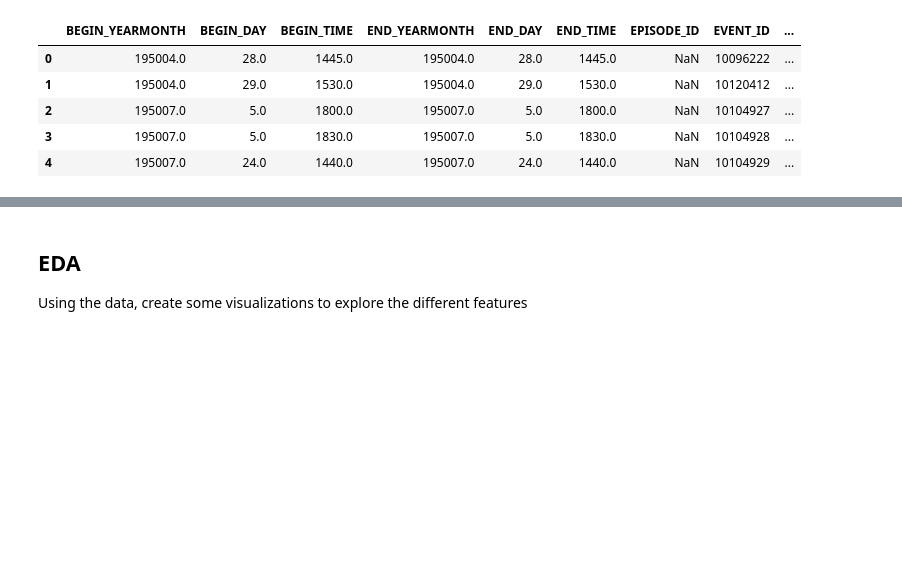
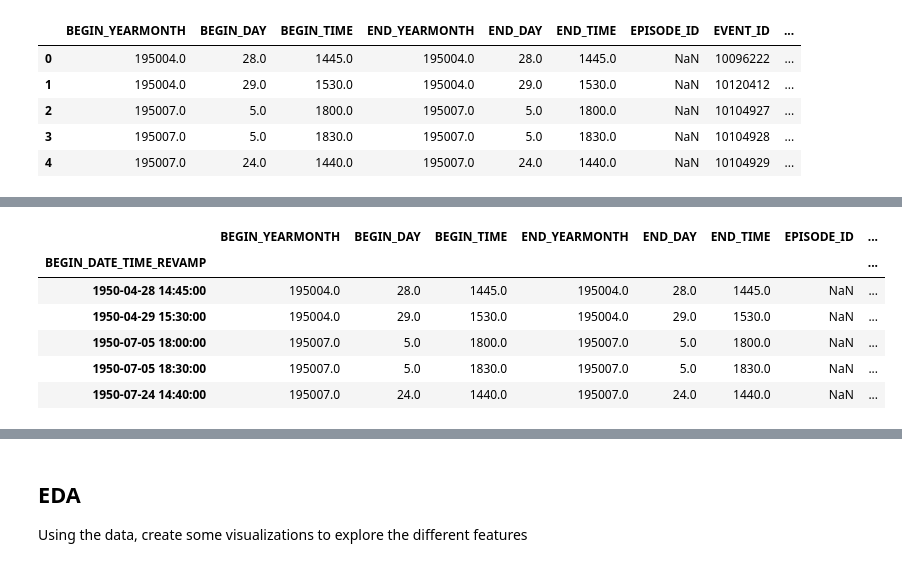
Before and after one commit to BDanielCS/storm_predictor, a Jupyter notebook: notebooks/CSI695-Storms-Project.ipynb, the cells around one changed output, grey strips where cells are left out. Saved outputs shown, nothing was run; the diff lists cells and outputs as text; code cells hidden in the pictures; blank space fills up the shorter version.

```diff
--- a/notebooks/CSI695-Storms-Project.ipynb
+++ b/notebooks/CSI695-Storms-Project.ipynb
@@ -181,4 +201,12 @@ client.create_database(dbname)
 # %%
 # prepare the data with a datetime index - we will use the begin-time
-available_storm_data = available_storm_data.set_index(pd.DatetimeIndex(available_storm_data['BEGIN_DATE_TIME_REVAMP']))
+available_storm_data = available_storm_data.set_index(available_storm_data['BEGIN_DATE_TIME_REVAMP'])
 available_storm_data.head()
+# %% [output]
+|  | BEGIN_YEARMONTH | BEGIN_DAY | BEGIN_TIME | END_YEARMONTH | END_DAY | END_TIME | EPISODE_ID | ... |
+| BEGIN_DATE_TIME_REVAMP |  |  |  |  |  |  |  | ... |
+| 1950-04-28 14:45:00 | 195004.0 | 28.0 | 1445.0 | 195004.0 | 28.0 | 1445.0 | NaN | ... |
+| 1950-04-29 15:30:00 | 195004.0 | 29.0 | 1530.0 | 195004.0 | 29.0 | 1530.0 | NaN | ... |
+| 1950-07-05 18:00:00 | 195007.0 | 5.0 | 1800.0 | 195007.0 | 5.0 | 1800.0 | NaN | ... |
+| 1950-07-05 18:30:00 | 195007.0 | 5.0 | 1830.0 | 195007.0 | 5.0 | 1830.0 | NaN | ... |
+| 1950-07-24 14:40:00 | 195007.0 | 24.0 | 1440.0 | 195007.0 | 24.0 | 1440.0 | NaN | ... |
```
Also changed, not shown: parts of 27 cells of this notebook.
